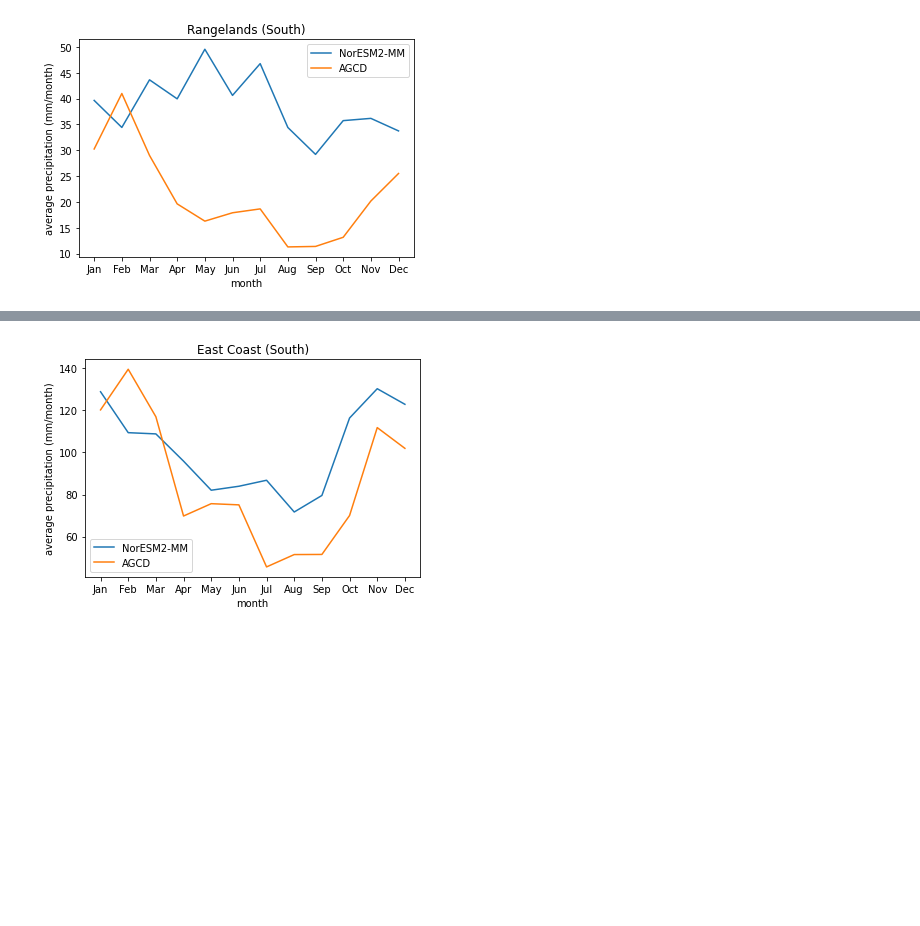
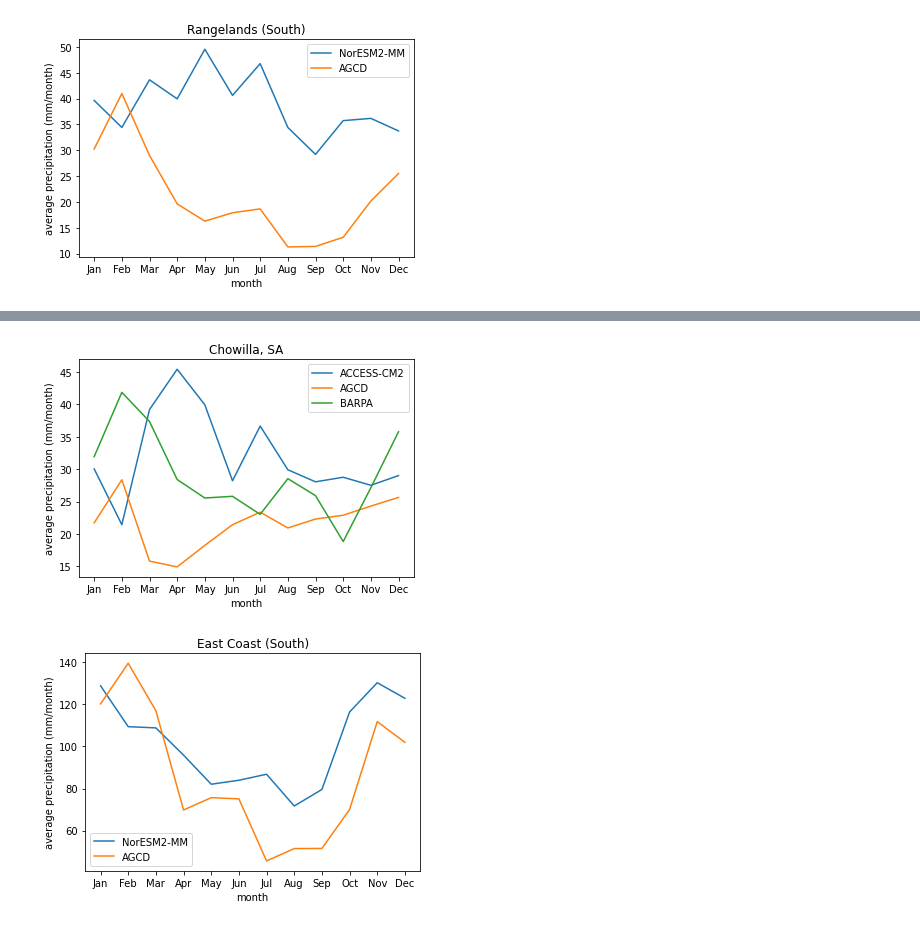
Before and after one commit to AusClimateService/model-evaluation, a Jupyter notebook: pr_evaluation.ipynb, the cells around one changed output, grey strips where cells are left out. Drawn from its saved outputs; the diff is of its cells as text; code cells hidden in the pictures; blank space fills up the shorter version.

```diff
--- a/pr_evaluation.ipynb
+++ b/pr_evaluation.ipynb
@@ -452,3 +414,15 @@ plot_seasonal_cycle(
+# %%
+plot_seasonal_cycle(
+    monthly_clim_dict['ACCESS-CM2']['pr'],
+    agcd_monthly_clim['precip'],
+    'ACCESS-CM2',
+    rcm_monthly_clim=monthly_clim_dict['BARPA']['pr'],
+    rcm_name='BARPA',
+    latlon_point=[-33.661, 140.941],
+    latlon_name='Chowilla, SA'
+)
+# %% [output]
+[figure, added]
 # %%
 plot_seasonal_cycle(
     monthly_clim_dict['NorESM2-MM']['pr'],
```
Also changed, not shown: parts of 19 cells of this notebook, 1 other file.
